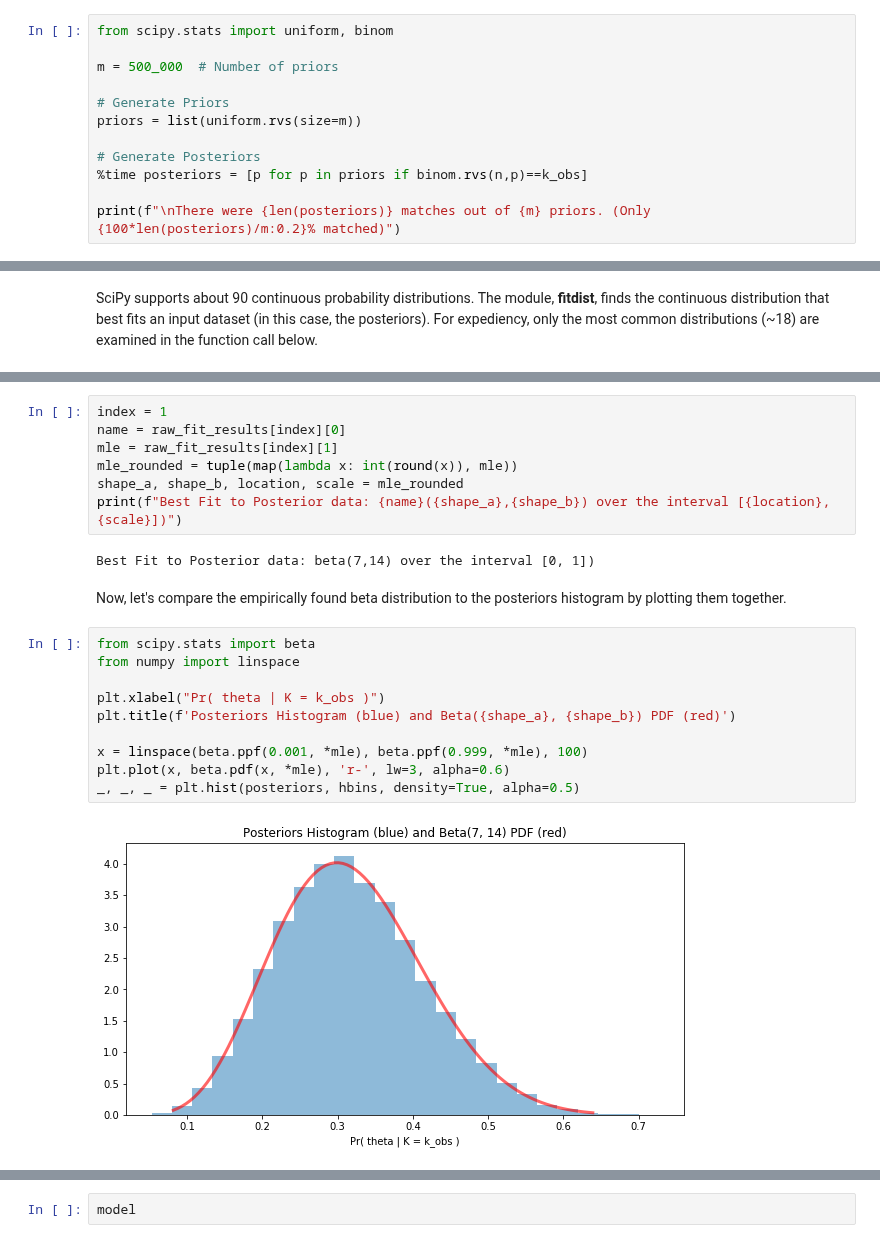
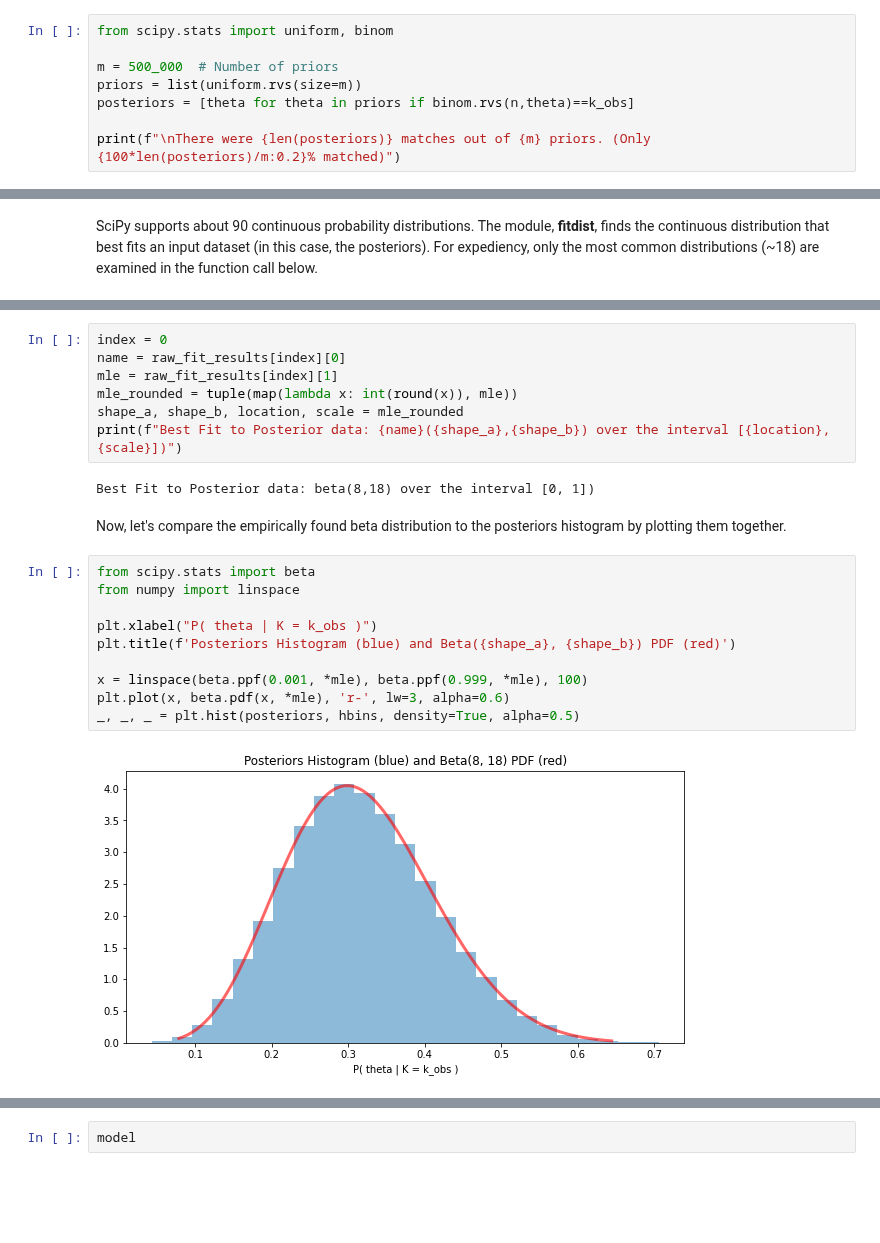
Before and after one commit to alreich/ipython-notebooks, a Jupyter notebook: Bayesian_Data_Analysis.ipynb, the cells around one changed output, grey strips where cells are left out. Drawn from its saved outputs; the diff is of its cells as text; blank space fills up the shorter version.

```diff
--- a/Bayesian_Data_Analysis.ipynb
+++ b/Bayesian_Data_Analysis.ipynb
@@ -120,12 +115,8 @@ And, we'll count the number of priors that result in $k_{obs}$ successes, becaus
 from scipy.stats import uniform, binom
 
 m = 500_000  # Number of priors
-
-# Generate Priors
 priors = list(uniform.rvs(size=m))
-
-# Generate Posteriors
-%time posteriors = [p for p in priors if binom.rvs(n,p)==k_obs]
+posteriors = [theta for theta in priors if binom.rvs(n,theta)==k_obs]
 
 print(f"\nThere were {len(posteriors)} matches out of {m} priors. (Only {100*len(posteriors)/m:0.2}% matched)")
 # %% [output]
@@ -205,28 +197,28 @@ The first item in the list is the best fitting distribution.
 
 We'll extract the parameters from the raw results and interpret their meaning as follows:
 # %%
-index = 1
+index = 0
 name = raw_fit_results[index][0]
 mle = raw_fit_results[index][1]
 mle_rounded = tuple(map(lambda x: int(round(x)), mle))
 shape_a, shape_b, location, scale = mle_rounded
 print(f"Best Fit to Posterior data: {name}({shape_a},{shape_b}) over the interval [{location}, {scale}])")
 # %% [output]
-Best Fit to Posterior data: beta(7,14) over the interval [0, 1])
+Best Fit to Posterior data: beta(8,18) over the interval [0, 1])
 # %% [markdown]
 Now, let's compare the empirically found beta distribution to the posteriors histogram by plotting them together.
 # %%
 from scipy.stats import beta
 from numpy import linspace
 
-plt.xlabel("Pr( theta | K = k_obs )")
+plt.xlabel("P( theta | K = k_obs )")
 plt.title(f'Posteriors Histogram (blue) and Beta({shape_a}, {shape_b}) PDF (red)')
 
 x = linspace(beta.ppf(0.001, *mle), beta.ppf(0.999, *mle), 100)
 plt.plot(x, beta.pdf(x, *mle), 'r-', lw=3, alpha=0.6)
 _, _, _ = plt.hist(posteriors, hbins, density=True, alpha=0.5)
 # %% [output]
-[figure, old version]
+[figure, new version]
 # %%
 import pymc3 as pm
 
```
Also changed, not shown: parts of 47 cells of this notebook.
